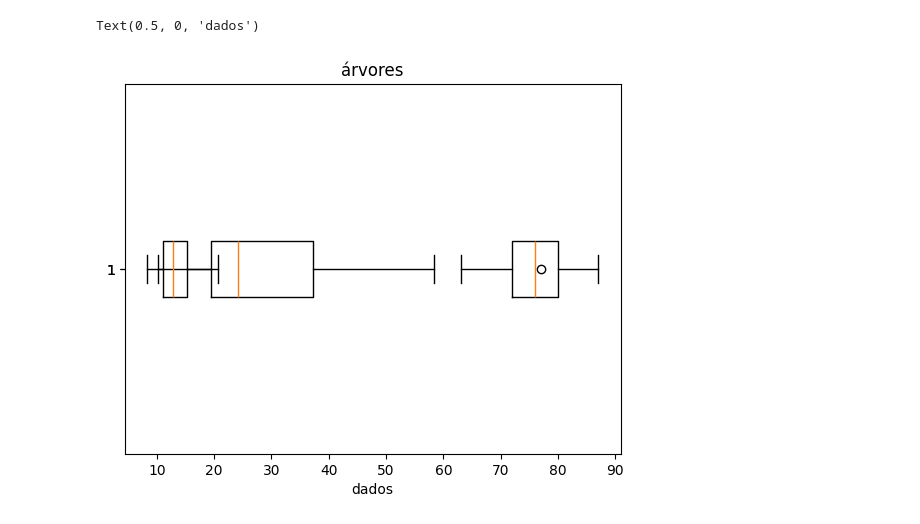
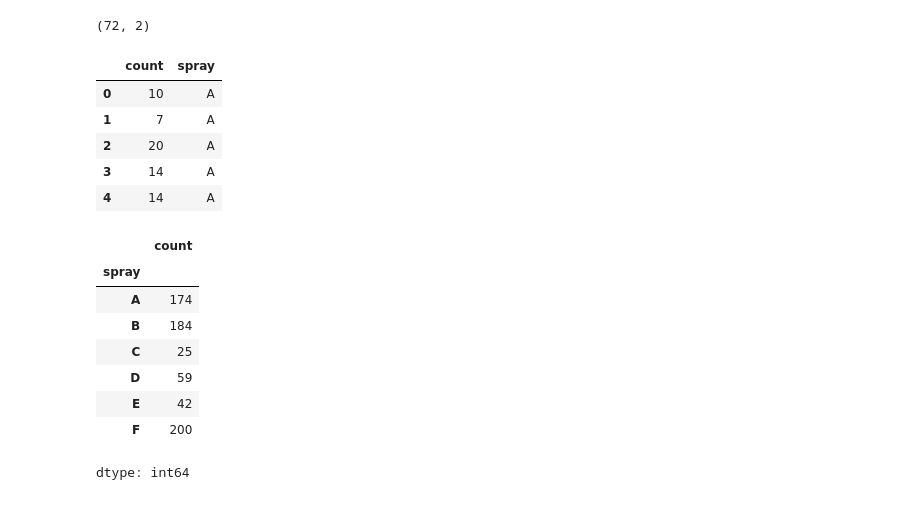
Before and after one commit to natalia973/Data-Science-Data-Analytics, a Jupyter notebook: GráficosPython.ipynb, the cells around one changed output. Saved outputs shown, nothing was run; the diff lists cells and outputs as text; code cells hidden in the pictures.

```diff
--- a/GráficosPython.ipynb
+++ b/GráficosPython.ipynb
@@ -134,10 +6,28 @@ Text(0, 0.5, 'volume')
-# %%
-#Agora 3 box plots juntos
-plt.boxplot(dados.Height, vert= False)
-plt.boxplot(dados.Volume, vert = False)
-plt.boxplot(dados.Girth, vert = False)
-plt.title('árvores')
-plt.xlabel('dados')
-# %% [output]
-Text(0.5, 0, 'dados')
-[figure, removed]
+# %%
+df=pd.read_csv('/content/insect.csv')
+df.shape
+#Possui 72 linhas e 2 colunas
+# %% [output]
+(72, 2)
+# %%
+df.head()
+# %% [output]
+|  | count | spray |
+| 0 | 10 | A |
+| 1 | 7 | A |
+| 2 | 20 | A |
+| 3 | 14 | A |
+| 4 | 14 | A |
+# %%
+agrupado = df.groupby(['spray'])['count'].sum()
+agrupado
+# %% [output]
+|  | count |
+| spray |  |
+| A | 174 |
+| B | 184 |
+| C | 25 |
+| D | 59 |
+| E | 42 |
+| F | 200 |
+dtype: int64
```
Also changed, not shown: parts of 21 cells of this notebook.
